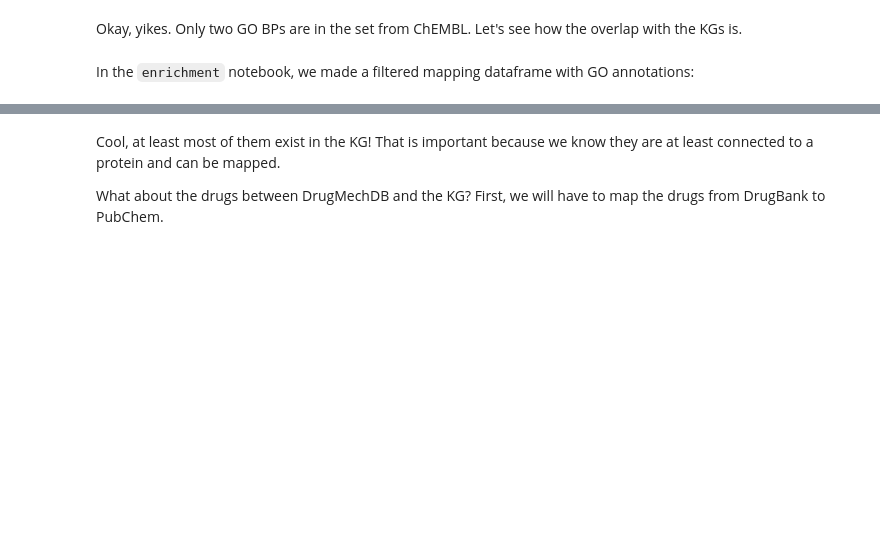
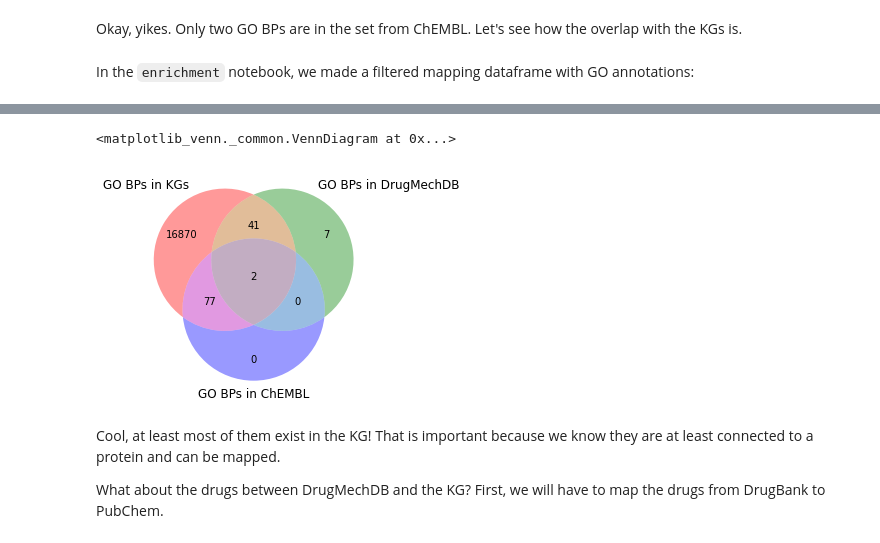
Before and after one commit to laurendelong21/MoA-Net, a Jupyter notebook: notebooks/exploration_drugmechdb.ipynb, the cells around one changed output, grey strips where cells are left out. Saved outputs shown, nothing was run; the diff lists cells and outputs as text; code cells hidden in the pictures; blank space fills up the shorter version.

Commit message:
add chembl venn figure

```diff
--- a/notebooks/exploration_drugmechdb.ipynb
+++ b/notebooks/exploration_drugmechdb.ipynb
@@ -289,3 +304,11 @@ venn2_unweighted(
+# %%
+venn3_unweighted(
+    [bps_in_kg, bps, feas_gobps],
+    set_labels=['GO BPs in KGs', 'GO BPs in DrugMechDB', 'GO BPs in ChEMBL']
+)
+# %% [output]
+<matplotlib_venn._common.VennDiagram at 0x...>
+[figure, added]
 # %% [markdown]
 Cool, at least most of them exist in the KG! That is important because we know they are at least connected to a protein and can be mapped.
 
```
Also changed, not shown: parts of 9 cells of this notebook.
